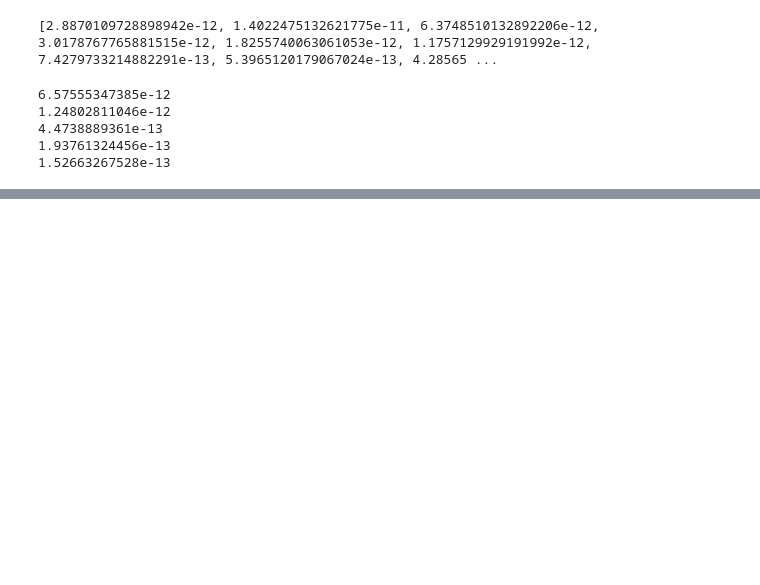
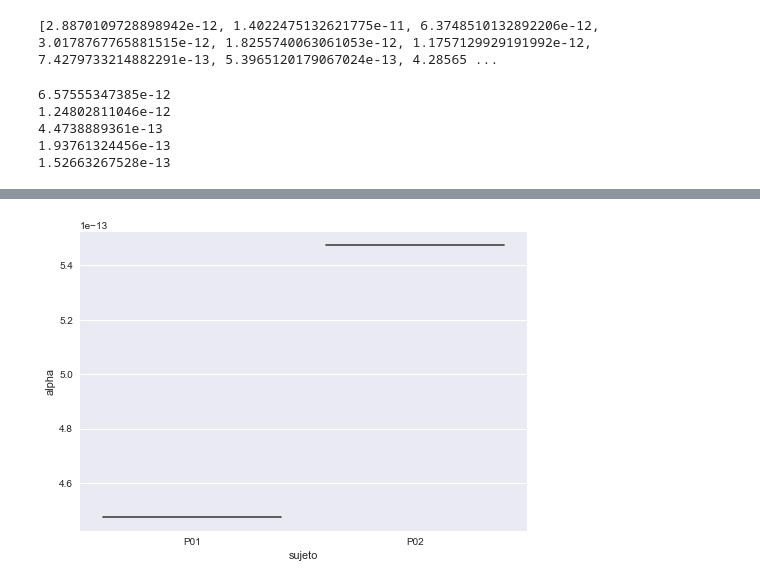
Before and after one commit to lucasputer/CienciaDeDatos, a Jupyter notebook: tp2/Pruebas.ipynb, the cells around one changed output, grey strips where cells are left out. Cells and saved outputs as stored; diff of their text form; code cells hidden in the pictures; blank space fills up the shorter version.

```diff
--- a/tp2/Pruebas.ipynb
+++ b/tp2/Pruebas.ipynb
@@ -196,0 +214,5 @@ print banda_gamma
+# %%
+sns.violinplot(x="sujeto", y="alpha", data=alpha_frame)
+plt.show()
+# %% [output]
+[figure, added]
```
Also changed, not shown: parts of 10 cells of this notebook.
